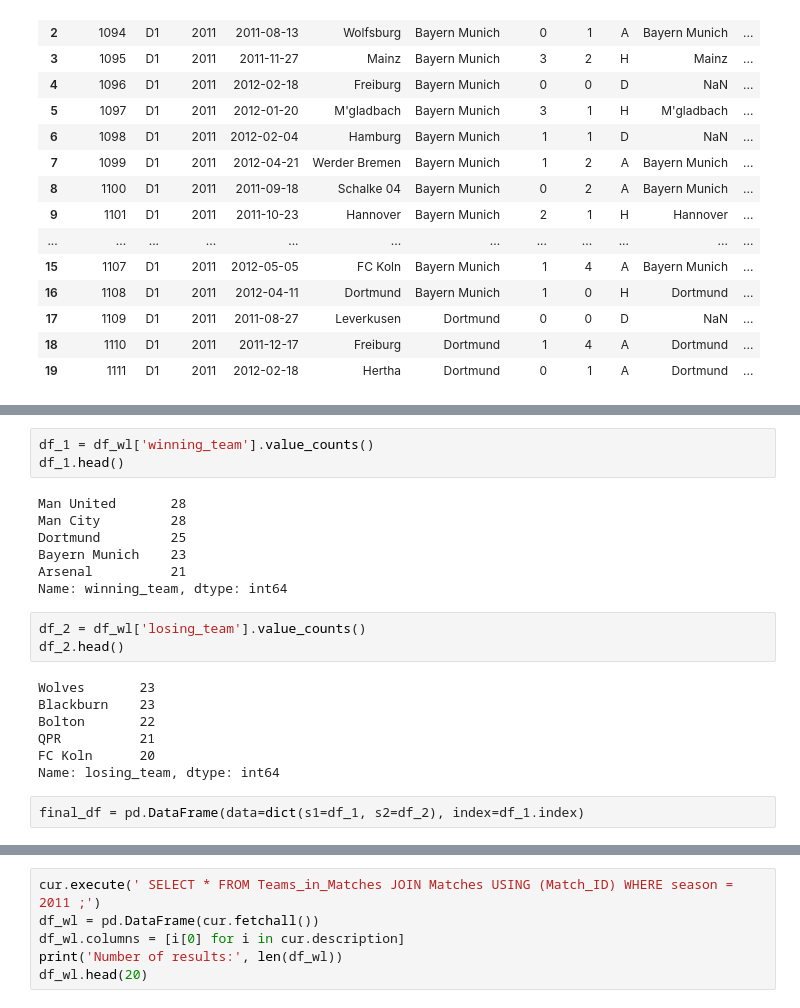
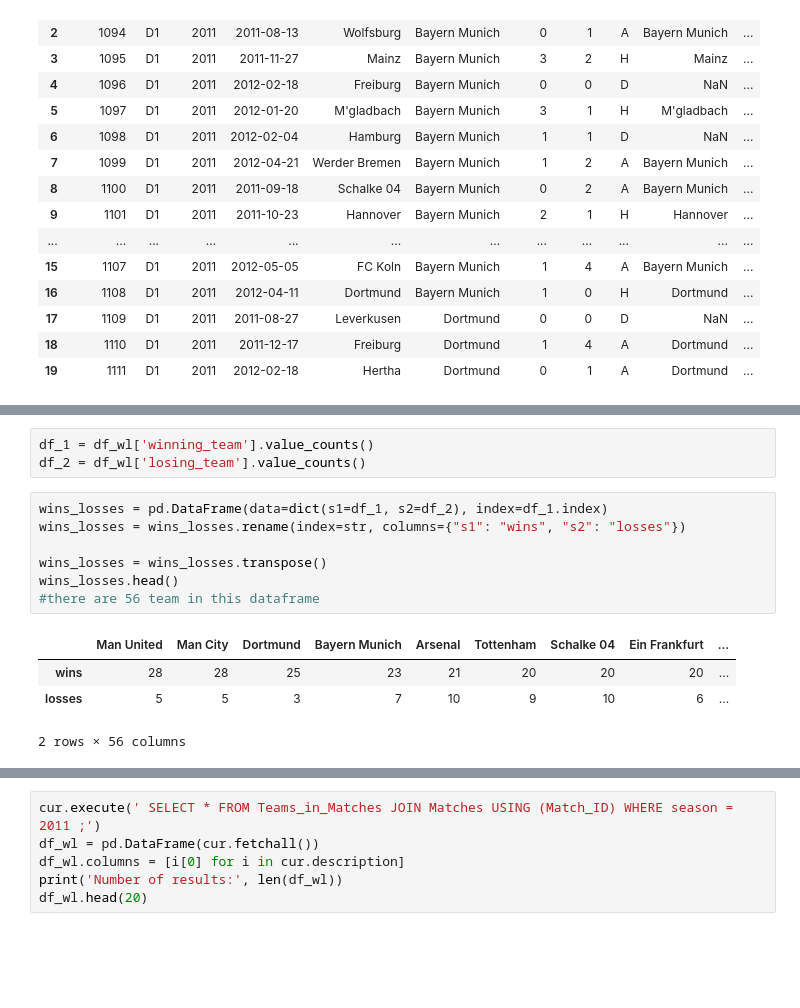
Before and after one commit to nikolholicka/curriculum, a Jupyter notebook: mod2/section16/dsc-mod-2-lab-online-ds-pt-041519/ETL Project.ipynb, the cells around one changed output, grey strips where cells are left out. Saved outputs shown, nothing was run; the diff lists cells and outputs as text; blank space fills up the shorter version.

```diff
--- a/mod2/section16/dsc-mod-2-lab-online-ds-pt-041519/ETL Project.ipynb
+++ b/mod2/section16/dsc-mod-2-lab-online-ds-pt-041519/ETL Project.ipynb
@@ -67,22 +97,15 @@ df_wl.head(20)
 # %%
 df_1 = df_wl['winning_team'].value_counts()
-df_1.head()
+df_2 = df_wl['losing_team'].value_counts()
-# %% [output]
-Man United       28
-Man City         28
-Dortmund         25
-Bayern Munich    23
-Arsenal          21
-Name: winning_team, dtype: int64
-# %%
-df_2 = df_wl['losing_team'].value_counts()
-df_2.head()
-# %% [output]
-Wolves       23
-Blackburn    23
-Bolton       22
-QPR          21
-FC Koln      20
-Name: losing_team, dtype: int64
 # %%
-final_df = pd.DataFrame(data=dict(s1=df_1, s2=df_2), index=df_1.index)
+wins_losses = pd.DataFrame(data=dict(s1=df_1, s2=df_2), index=df_1.index)
+wins_losses = wins_losses.rename(index=str, columns={"s1": "wins", "s2": "losses"})
+
+wins_losses = wins_losses.transpose()
+wins_losses.head()
+#there are 56 team in this dataframe
+# %% [output]
+|  | Man United | Man City | Dortmund | Bayern Munich | Arsenal | Tottenham | Schalke 04 | Ein Frankfurt | ... |
+| wins | 28 | 28 | 25 | 23 | 21 | 20 | 20 | 20 | ... |
+| losses | 5 | 5 | 3 | 7 | 10 | 9 | 10 | 6 | ... |
+2 rows × 56 columns
```
Also changed, not shown: parts of 17 cells of this notebook.
